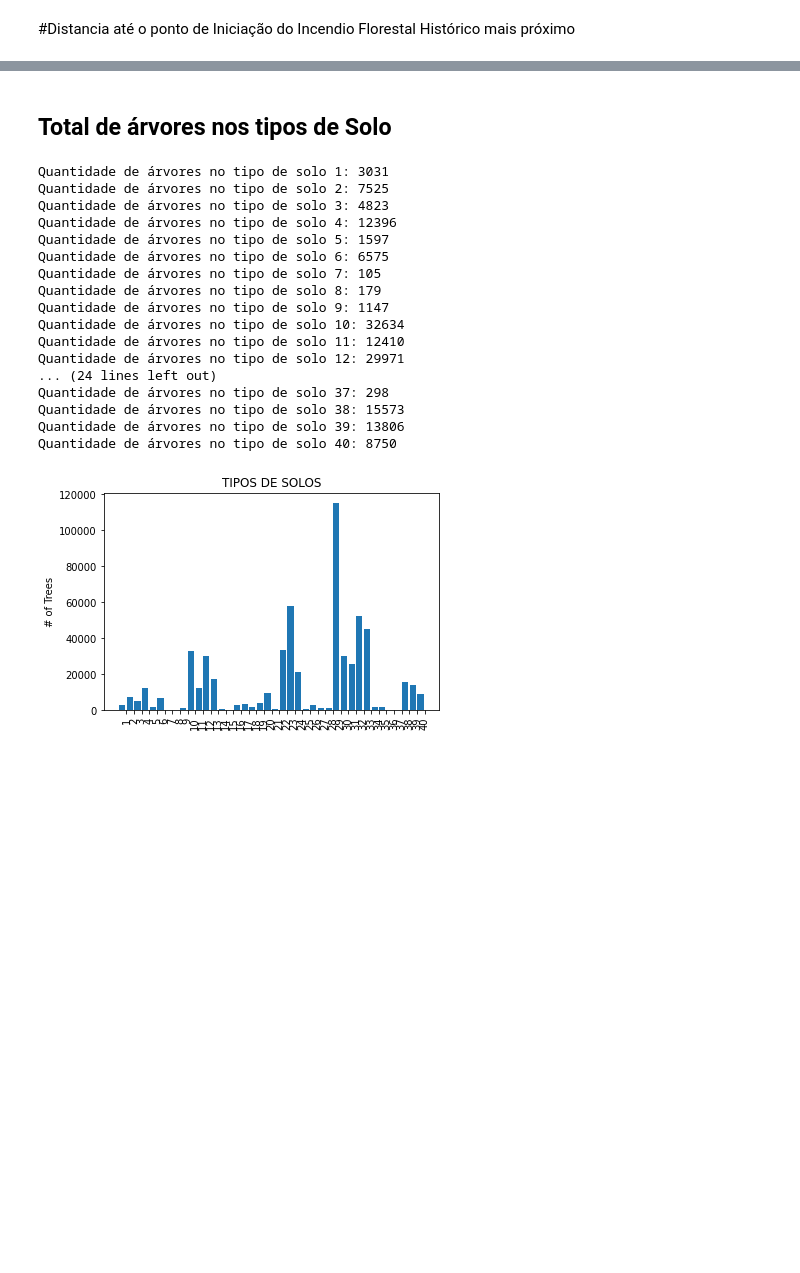
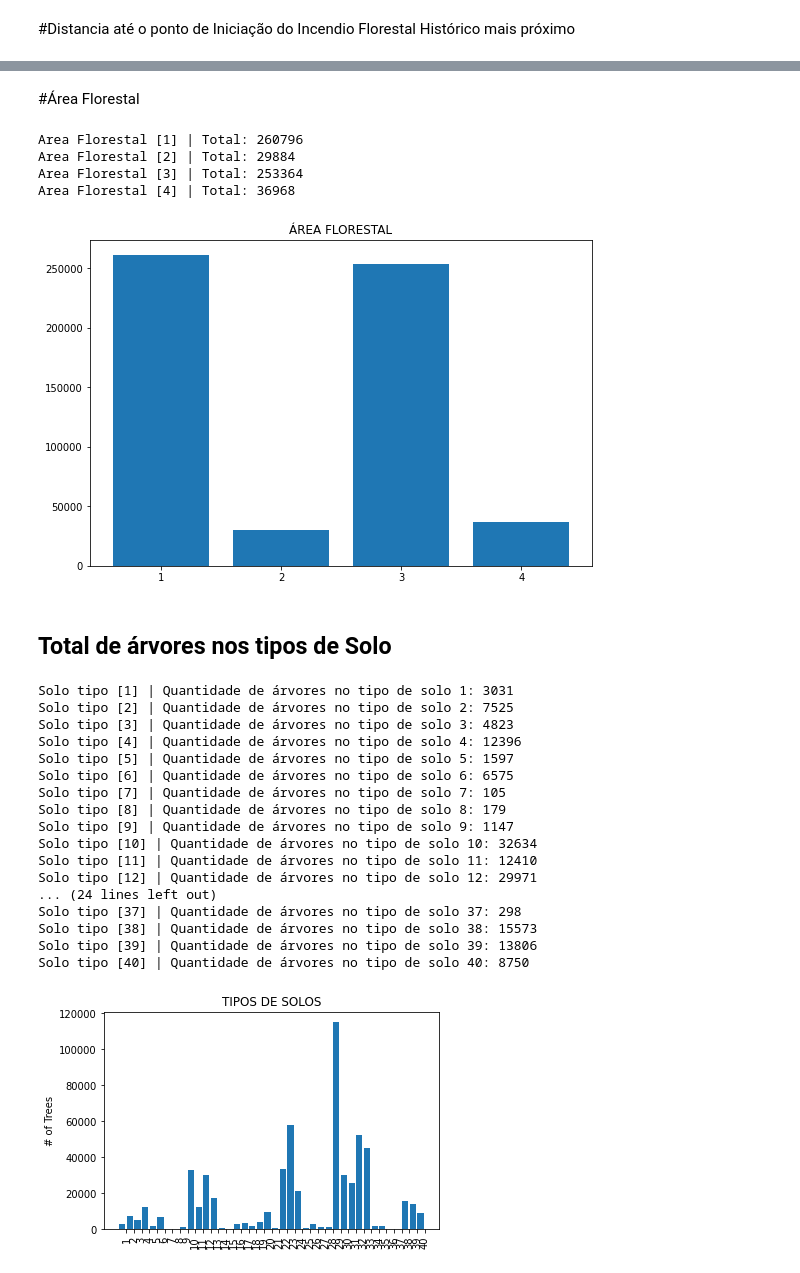
Before and after one commit to AllanHigorLP/Atividade_avaliativa-2.2-RNA, a Jupyter notebook: PP_2_2_1_Conhecendo_o_Conjunto_de_Dados.ipynb, the cells around one changed output, grey strips where cells are left out. Drawn from its saved outputs; the diff is of its cells as text; code cells hidden in the pictures; blank space fills up the shorter version.

```diff
--- a/PP_2_2_1_Conhecendo_o_Conjunto_de_Dados.ipynb
+++ b/PP_2_2_1_Conhecendo_o_Conjunto_de_Dados.ipynb
@@ -330,3 +332,30 @@ plt.show()
+# %% [markdown]
+#Área Florestal
+# %%
+wilderness_types = range(1,5)
+wilderness_counts = []
+for num in wilderness_types:
+    col = ('Wilderness_Area' + str(num))
+    this_soil = df[col].groupby(df['Cover_Type'])
+    totals = []
+    for value in this_soil.sum():
+        totals.append(value)
+    total_sum = sum(totals)
+    wilderness_counts.append(total_sum)
+    print("Area Florestal [{0}] | Total: {1}".format(num, total_sum))
+# %% [output]
+Area Florestal [1] | Total: 260796
+Area Florestal [2] | Total: 29884
+Area Florestal [3] | Total: 253364
+Area Florestal [4] | Total: 36968
+# %%
+wilderness_types = ['1', '2', '3', '4']
+plt.figure(figsize=(9,6))
+plt.bar(wilderness_types, wilderness_counts)
+plt.title('ÁREA FLORESTAL')
+plt.show()
+# %% [output]
+[figure, added]
 # %% [markdown]
 ## Total de árvores nos tipos de Solo
 # %%
@@ -341,25 +370,25 @@ for num in range(1,41):
         totals.append(value)
     total_sum = sum(totals)
     soil_counts.append(total_sum)
-    print("Quantidade de árvores no tipo de solo {0}: {1}".format(num, total_sum))
+    print("Solo tipo [{0}] | Quantidade de árvores no tipo de solo {0}: {1}".format(num, total_sum))
 # %% [output]
-Quantidade de árvores no tipo de solo 1: 3031
-Quantidade de árvores no tipo de solo 2: 7525
-Quantidade de árvores no tipo de solo 3: 4823
-Quantidade de árvores no tipo de solo 4: 12396
-Quantidade de árvores no tipo de solo 5: 1597
-Quantidade de árvores no tipo de solo 6: 6575
-Quantidade de árvores no tipo de solo 7: 105
-Quantidade de árvores no tipo de solo 8: 179
-Quantidade de árvores no tipo de solo 9: 1147
-Quantidade de árvores no tipo de solo 10: 32634
-Quantidade de árvores no tipo de solo 11: 12410
-Quantidade de árvores no tipo de solo 12: 29971
+Solo tipo [1] | Quantidade de árvores no tipo de solo 1: 3031
+Solo tipo [2] | Quantidade de árvores no tipo de solo 2: 7525
+Solo tipo [3] | Quantidade de árvores no tipo de solo 3: 4823
+Solo tipo [4] | Quantidade de árvores no tipo de solo 4: 12396
+Solo tipo [5] | Quantidade de árvores no tipo de solo 5: 1597
+Solo tipo [6] | Quantidade de árvores no tipo de solo 6: 6575
+Solo tipo [7] | Quantidade de árvores no tipo de solo 7: 105
+Solo tipo [8] | Quantidade de árvores no tipo de solo 8: 179
+Solo tipo [9] | Quantidade de árvores no tipo de solo 9: 1147
+Solo tipo [10] | Quantidade de árvores no tipo de solo 10: 32634
+Solo tipo [11] | Quantidade de árvores no tipo de solo 11: 12410
+Solo tipo [12] | Quantidade de árvores no tipo de solo 12: 29971
 ... (24 lines left out)
-Quantidade de árvores no tipo de solo 37: 298
-Quantidade de árvores no tipo de solo 38: 15573
-Quantidade de árvores no tipo de solo 39: 13806
-Quantidade de árvores no tipo de solo 40: 8750
+Solo tipo [37] | Quantidade de árvores no tipo de solo 37: 298
+Solo tipo [38] | Quantidade de árvores no tipo de solo 38: 15573
+Solo tipo [39] | Quantidade de árvores no tipo de solo 39: 13806
+Solo tipo [40] | Quantidade de árvores no tipo de solo 40: 8750
 # %%
 soil_types = range(1,41)
 xs = [i + 0.2 for i, _ in enumerate(soil_types)]
```
Also changed, not shown: parts of 2 cells of this notebook.
